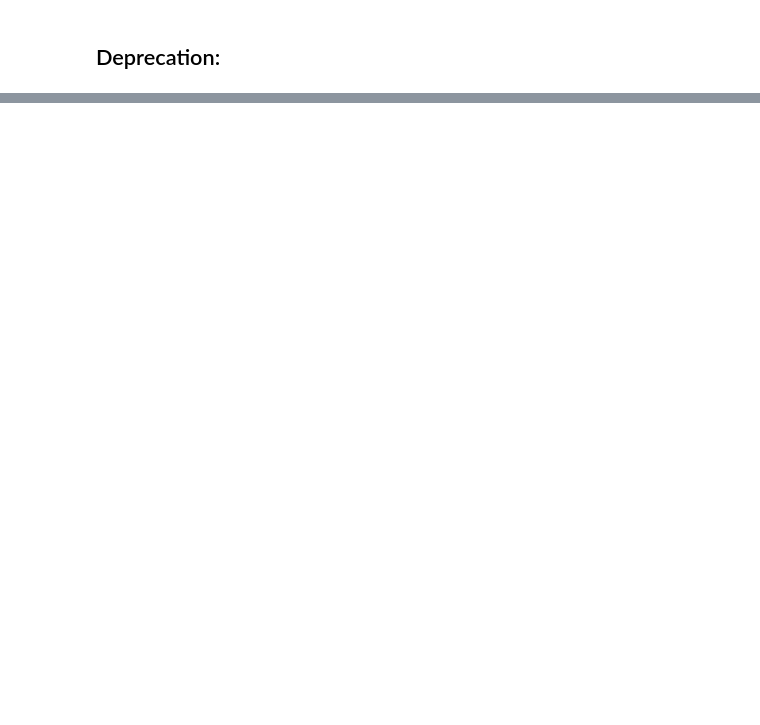
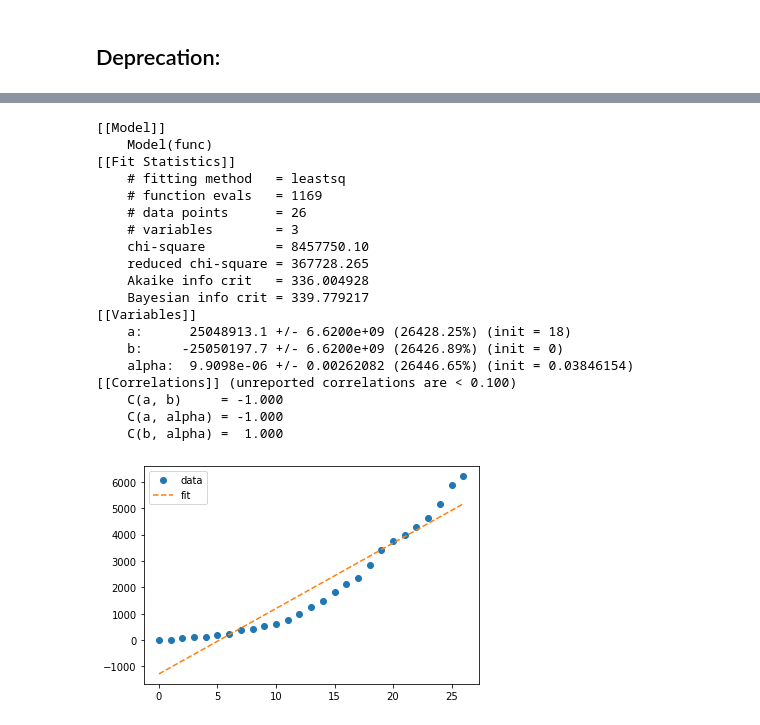
Before and after one commit to domsooch/covid19, a Jupyter notebook: CoronaVirusPlotter_Italy.ipynb, the cells around one changed output, grey strips where cells are left out. Saved outputs shown, nothing was run; the diff lists cells and outputs as text; code cells hidden in the pictures; blank space fills up the shorter version.

```diff
--- a/CoronaVirusPlotter_Italy.ipynb
+++ b/CoronaVirusPlotter_Italy.ipynb
@@ -301,0 +298,55 @@ array([10496.])
+# %%
+import matplotlib.pyplot as plt
+import numpy as np
+from lmfit import Model
+
+st='Lombardia_Bergamo'
+t = np.array(range(len(df.columns[start_pnt:-3])))
+
+v = df.loc[st][start_pnt:-3]
+
+def func(t, a, b, alpha):
+    return a + b * np.exp(-alpha * t)
+
+# remove first data point, take offset from t
+tx = t[1:] - t[0]
+vx = v[1:]
+
+# turn your model function into a Model
+amodel = Model(func)
+# create parameters with initial values.  Note that parameters
+# are named from the arguments of your model function.
+params = amodel.make_params(a=v[0], b=0, alpha=1.0/(t[-1]-t[0]))
+
+# fit the data to the model with the parameters
+result = amodel.fit(vx, params, t=tx)
+
+# print the fit statistics and resulting parameters
+print(result.fit_report())
+
+# plot data and fit
+plt.plot(t, v, 'o', label='data')
+plt.plot(t, result.eval(result.params, t=(t-t[0])), '--', label='fit')
+plt.legend()
+plt.show()
+# %% [output]
+[[Model]]
+    Model(func)
+[[Fit Statistics]]
+    # fitting method   = leastsq
+    # function evals   = 1169
+    # data points      = 26
+    # variables        = 3
+    chi-square         = 8457750.10
+    reduced chi-square = 367728.265
+    Akaike info crit   = 336.004928
+    Bayesian info crit = 339.779217
+[[Variables]]
+    a:      25048913.1 +/- 6.6200e+09 (26428.25%) (init = 18)
+    b:     -25050197.7 +/- 6.6200e+09 (26426.89%) (init = 0)
+    alpha:  9.9098e-06 +/- 0.00262082 (26446.65%) (init = 0.03846154)
+[[Correlations]] (unreported correlations are < 0.100)
+    C(a, b)     = -1.000
+    C(a, alpha) = -1.000
+    C(b, alpha) =  1.000
+[figure, added]
```
Also changed, not shown: parts of 8 cells of this notebook.
